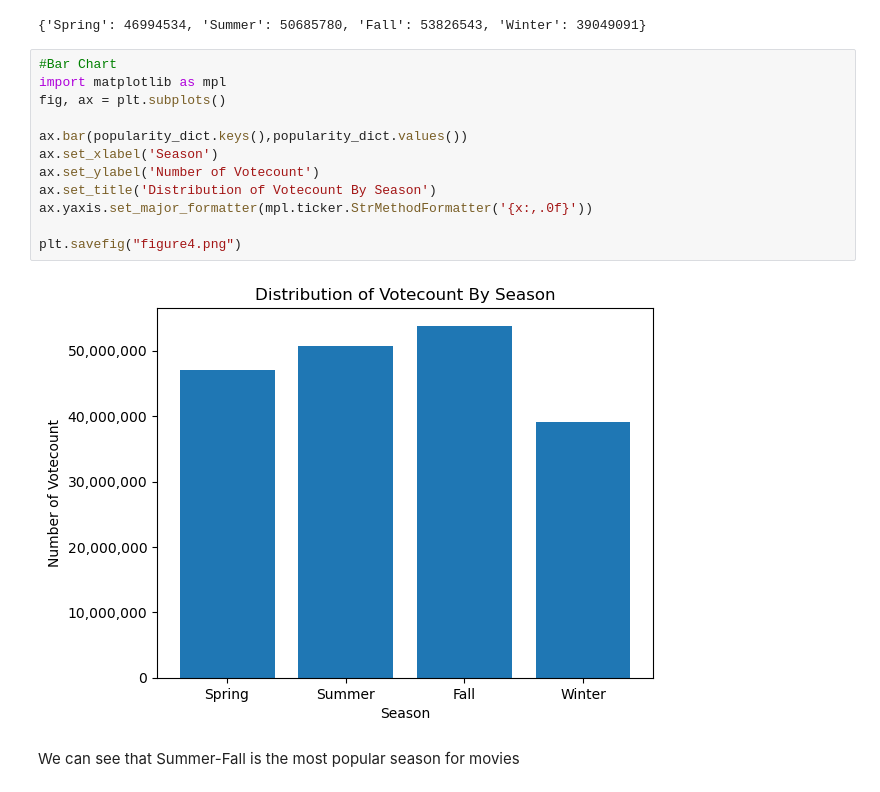
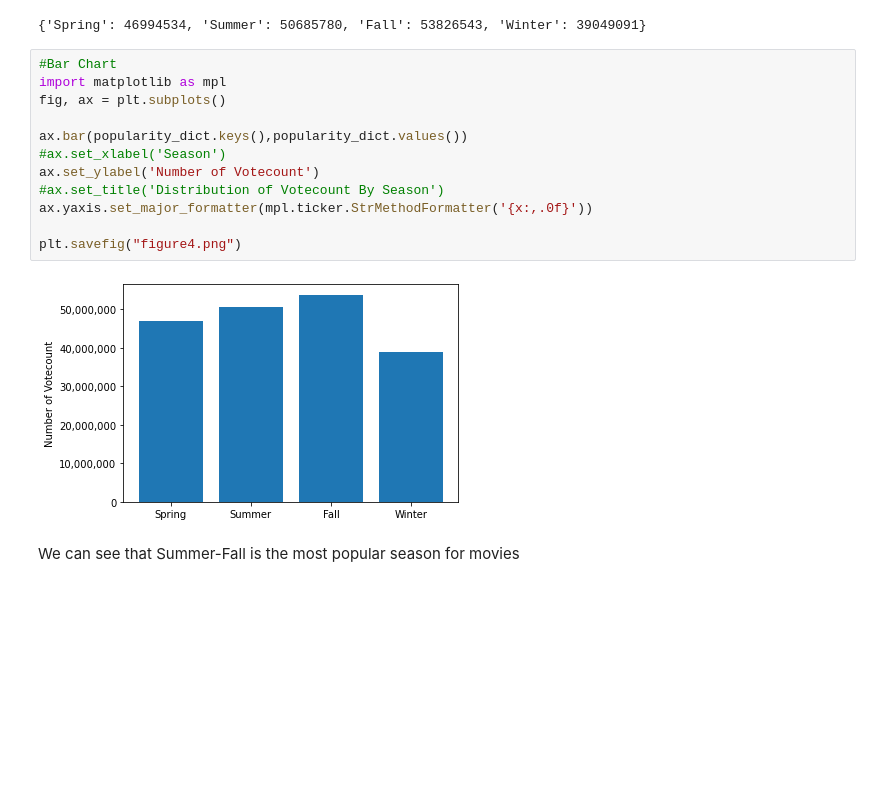
Before and after one commit to raguilarsoriano/CapstonePod5, a Jupyter notebook: Final Notebook - not yet complete.ipynb, the cells around one changed output. Drawn from its saved outputs; the diff is of its cells as text; blank space fills up the shorter version.

```diff
--- a/Final Notebook - not yet complete.ipynb
+++ b/Final Notebook - not yet complete.ipynb
@@ -800,17 +660,17 @@ popularity_count()
 # %%
 #Bar Chart
 import matplotlib as mpl
 fig, ax = plt.subplots()
 
 ax.bar(popularity_dict.keys(),popularity_dict.values())
-ax.set_xlabel('Season')
+#ax.set_xlabel('Season')
 ax.set_ylabel('Number of Votecount')
-ax.set_title('Distribution of Votecount By Season')
+#ax.set_title('Distribution of Votecount By Season')
 ax.yaxis.set_major_formatter(mpl.ticker.StrMethodFormatter('{x:,.0f}'))
 
 plt.savefig("figure4.png")
 # %% [output]
-[figure, old version]
+[figure, new version]
 # %% [markdown]
 We can see that Summer-Fall is the most popular season for movies
 # %% [markdown]
```
Also changed, not shown: parts of 35 cells of this notebook.
